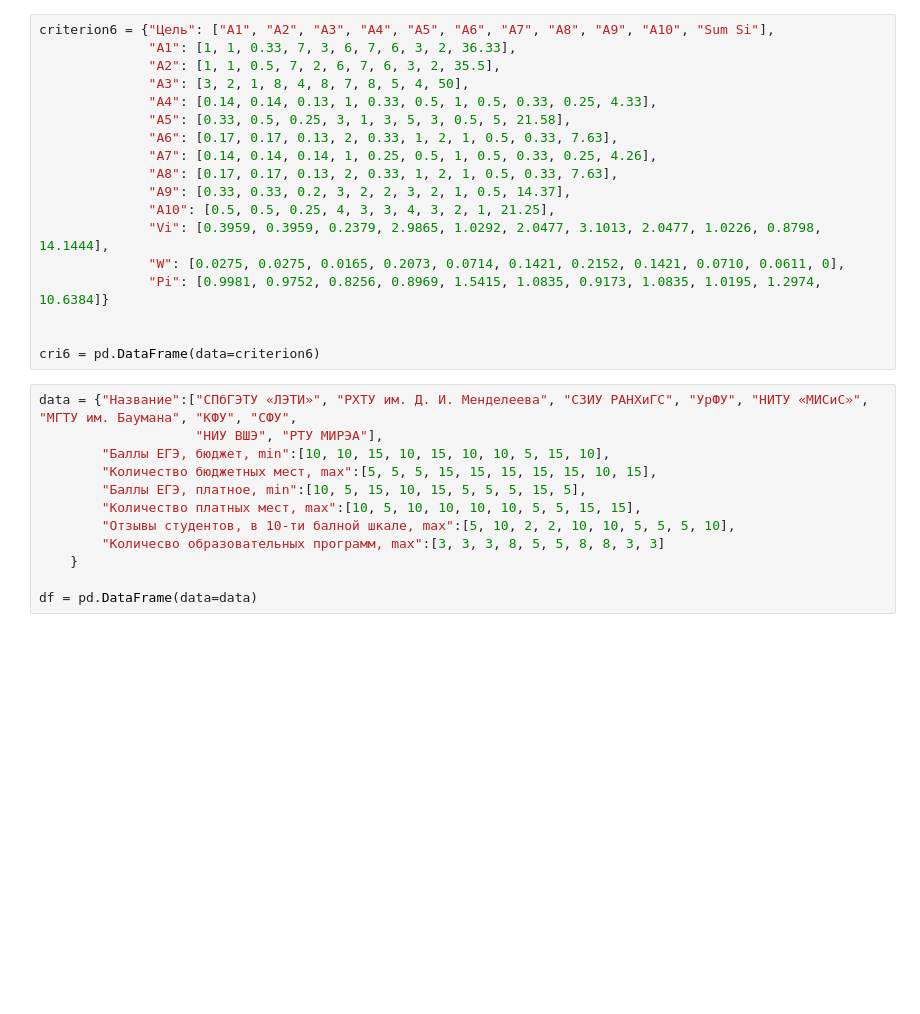
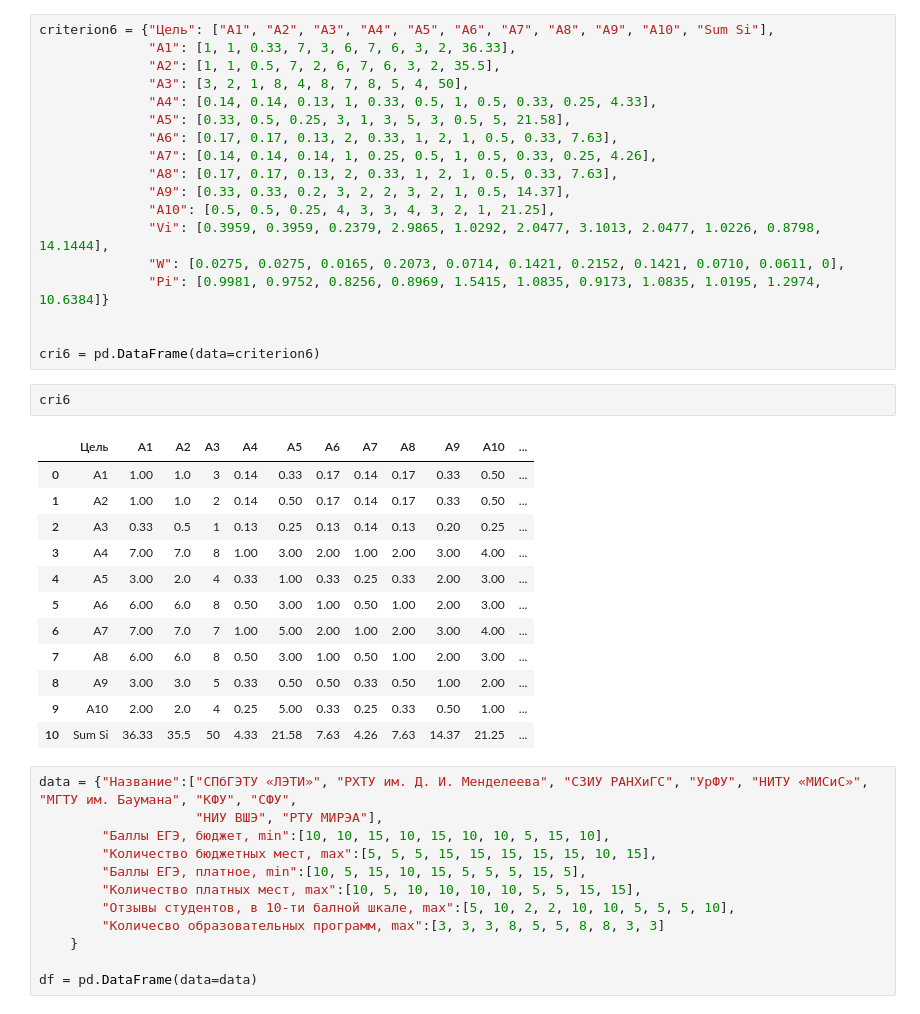
Before and after one commit to Jackd0w/DecisionTheory, a Jupyter notebook: MAI.ipynb, the cells around one changed output. Drawn from its saved outputs; the diff is of its cells as text; blank space fills up the shorter version.

```diff
--- a/MAI.ipynb
+++ b/MAI.ipynb
@@ -287,6 +337,21 @@ criterion6 = {"Цель": ["A1", "A2", "A3", "A4", "A5", "A6", "A7", "A8", "A9",
 
 
 cri6 = pd.DataFrame(data=criterion6)
+# %%
+cri6
+# %% [output]
+|  | Цель | A1 | A2 | A3 | A4 | A5 | A6 | A7 | A8 | A9 | A10 | ... |
+| 0 | A1 | 1.00 | 1.0 | 3 | 0.14 | 0.33 | 0.17 | 0.14 | 0.17 | 0.33 | 0.50 | ... |
+| 1 | A2 | 1.00 | 1.0 | 2 | 0.14 | 0.50 | 0.17 | 0.14 | 0.17 | 0.33 | 0.50 | ... |
+| 2 | A3 | 0.33 | 0.5 | 1 | 0.13 | 0.25 | 0.13 | 0.14 | 0.13 | 0.20 | 0.25 | ... |
+| 3 | A4 | 7.00 | 7.0 | 8 | 1.00 | 3.00 | 2.00 | 1.00 | 2.00 | 3.00 | 4.00 | ... |
+| 4 | A5 | 3.00 | 2.0 | 4 | 0.33 | 1.00 | 0.33 | 0.25 | 0.33 | 2.00 | 3.00 | ... |
+| 5 | A6 | 6.00 | 6.0 | 8 | 0.50 | 3.00 | 1.00 | 0.50 | 1.00 | 2.00 | 3.00 | ... |
+| 6 | A7 | 7.00 | 7.0 | 7 | 1.00 | 5.00 | 2.00 | 1.00 | 2.00 | 3.00 | 4.00 | ... |
+| 7 | A8 | 6.00 | 6.0 | 8 | 0.50 | 3.00 | 1.00 | 0.50 | 1.00 | 2.00 | 3.00 | ... |
+| 8 | A9 | 3.00 | 3.0 | 5 | 0.33 | 0.50 | 0.50 | 0.33 | 0.50 | 1.00 | 2.00 | ... |
+| 9 | A10 | 2.00 | 2.0 | 4 | 0.25 | 5.00 | 0.33 | 0.25 | 0.33 | 0.50 | 1.00 | ... |
+| 10 | Sum Si | 36.33 | 35.5 | 50 | 4.33 | 21.58 | 7.63 | 4.26 | 7.63 | 14.37 | 21.25 | ... |
 # %%
 data = {"Название":["СПбГЭТУ «ЛЭТИ»", "РХТУ им. Д. И. Менделеева", "СЗИУ РАНХиГС", "УрФУ", "НИТУ «МИСиС»", "МГТУ им. Баумана", "КФУ", "СФУ",
                     "НИУ ВШЭ", "РТУ МИРЭА"],
```
Also changed, not shown: parts of 15 cells of this notebook, 3 other files.
